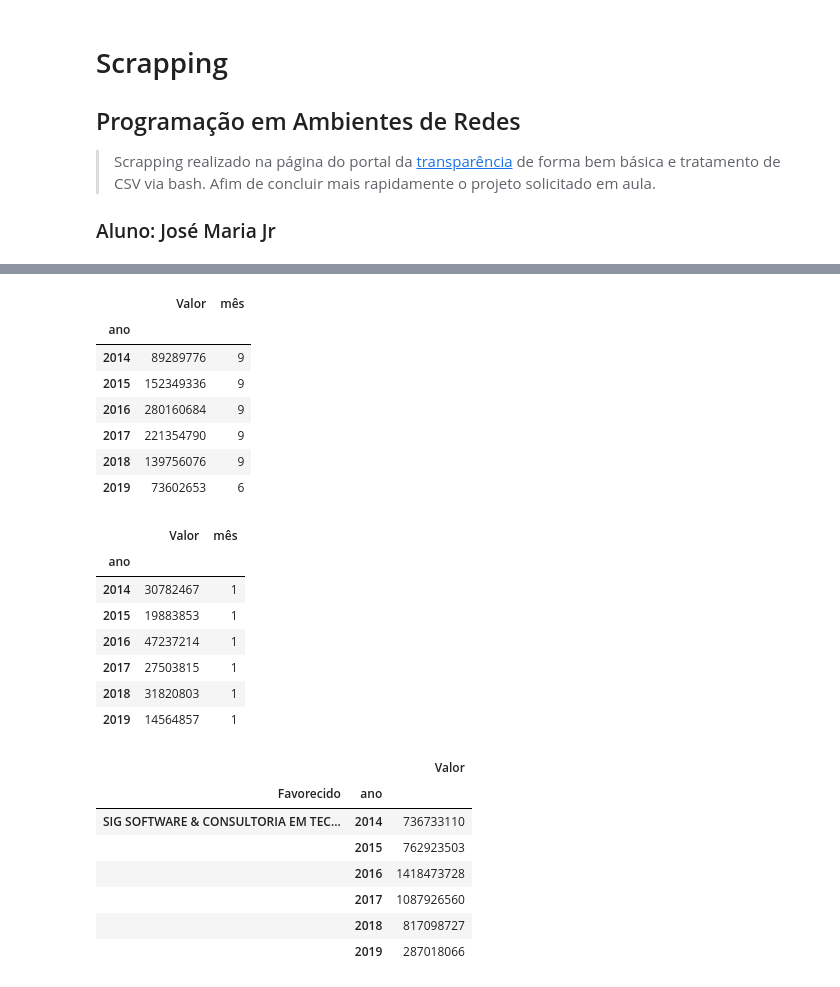
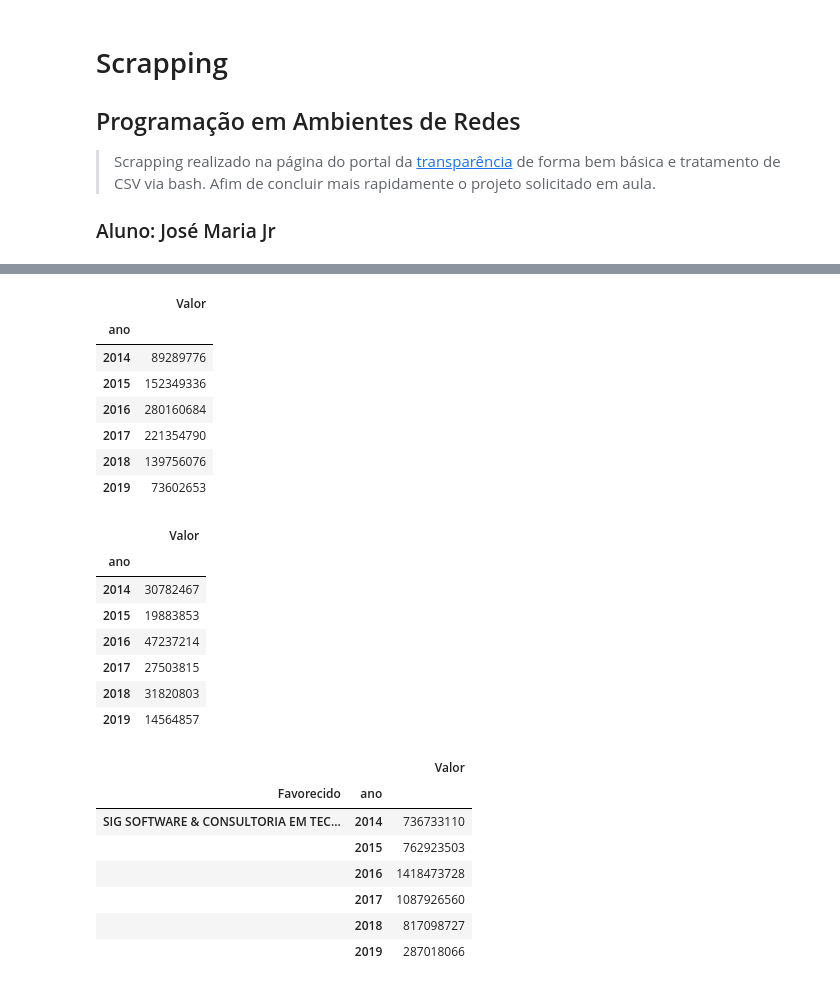
Before and after one commit to jozemaria/AnaliseDados, a Jupyter notebook: DadosGOV.ipynb, the cells around one changed output, grey strips where cells are left out. Cells and saved outputs as stored; diff of their text form; code cells hidden in the pictures.

```diff
--- a/DadosGOV.ipynb
+++ b/DadosGOV.ipynb
@@ -57,28 +60,28 @@ df[df['Valor'] == df['Valor'].max()]
 | 37 | 12 | 2016 | SIG SOFTWARE & CONSULTORIA EM TEC... | Entidades Empresariais Privadas | RN | NATAL | 280160684 |
 # %%
 # mostrando o maior valor em um mês, pago no ano
-df[['ano', 'Valor', 'mês']].groupby(['ano']).max()
+df[['ano', 'Valor']].groupby(['ano']).max()
 # %% [output]
-|  | Valor | mês |
-| ano |  |  |
-| 2014 | 89289776 | 9 |
-| 2015 | 152349336 | 9 |
-| 2016 | 280160684 | 9 |
-| 2017 | 221354790 | 9 |
-| 2018 | 139756076 | 9 |
-| 2019 | 73602653 | 6 |
+|  | Valor |
+| ano |  |
+| 2014 | 89289776 |
+| 2015 | 152349336 |
+| 2016 | 280160684 |
+| 2017 | 221354790 |
+| 2018 | 139756076 |
+| 2019 | 73602653 |
 # %%
 # mostrando o maior valor em um mês, pago no ano
-df[['ano', 'Valor', 'mês']].groupby(['ano']).min()
+df[['ano', 'Valor']].groupby(['ano']).min()
 # %% [output]
-|  | Valor | mês |
-| ano |  |  |
-| 2014 | 30782467 | 1 |
-| 2015 | 19883853 | 1 |
-| 2016 | 47237214 | 1 |
-| 2017 | 27503815 | 1 |
-| 2018 | 31820803 | 1 |
-| 2019 | 14564857 | 1 |
+|  | Valor |
+| ano |  |
+| 2014 | 30782467 |
+| 2015 | 19883853 |
+| 2016 | 47237214 |
+| 2017 | 27503815 |
+| 2018 | 31820803 |
+| 2019 | 14564857 |
 # %%
 # mostrando a soma dos valores durante o ano
 df_novo = df[['Favorecido','Valor', 'ano']].groupby(['Favorecido', 'ano']).sum()
```
Also changed, not shown: parts of 3 cells of this notebook, 1 other file.
